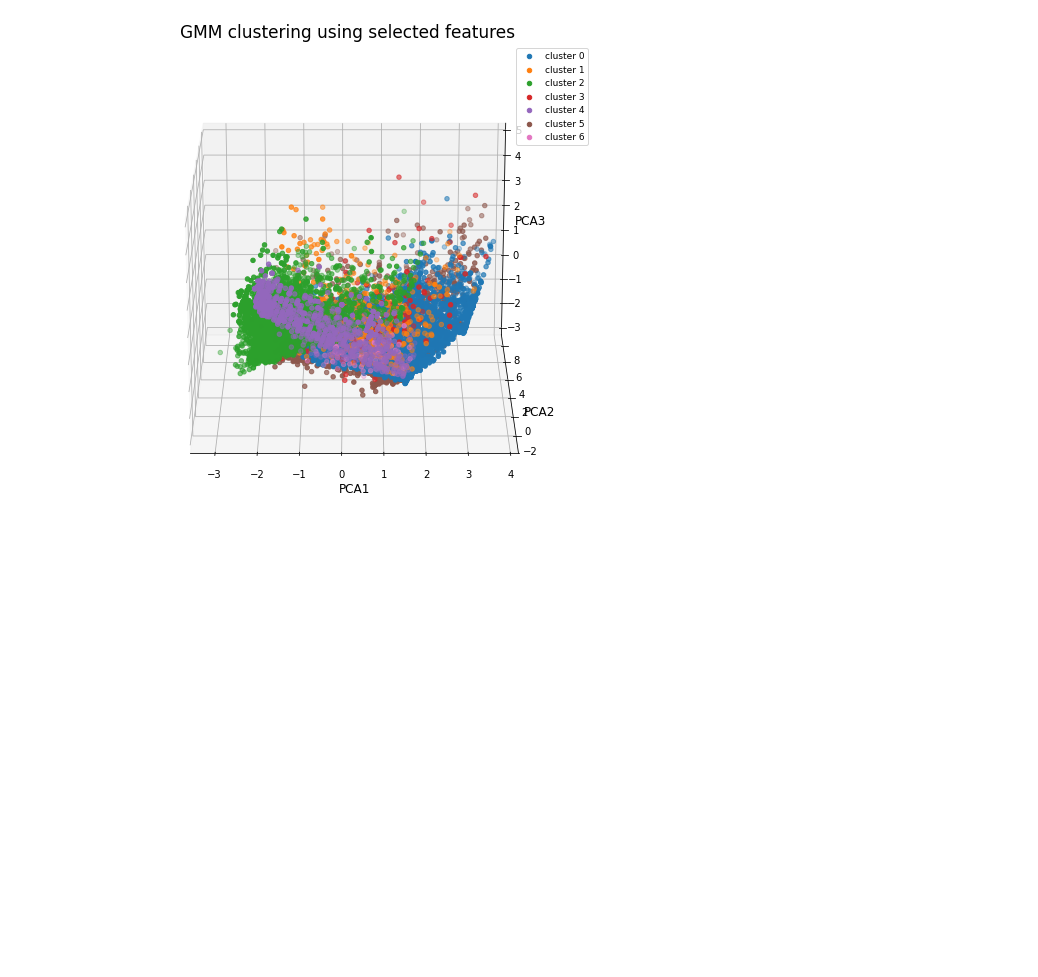
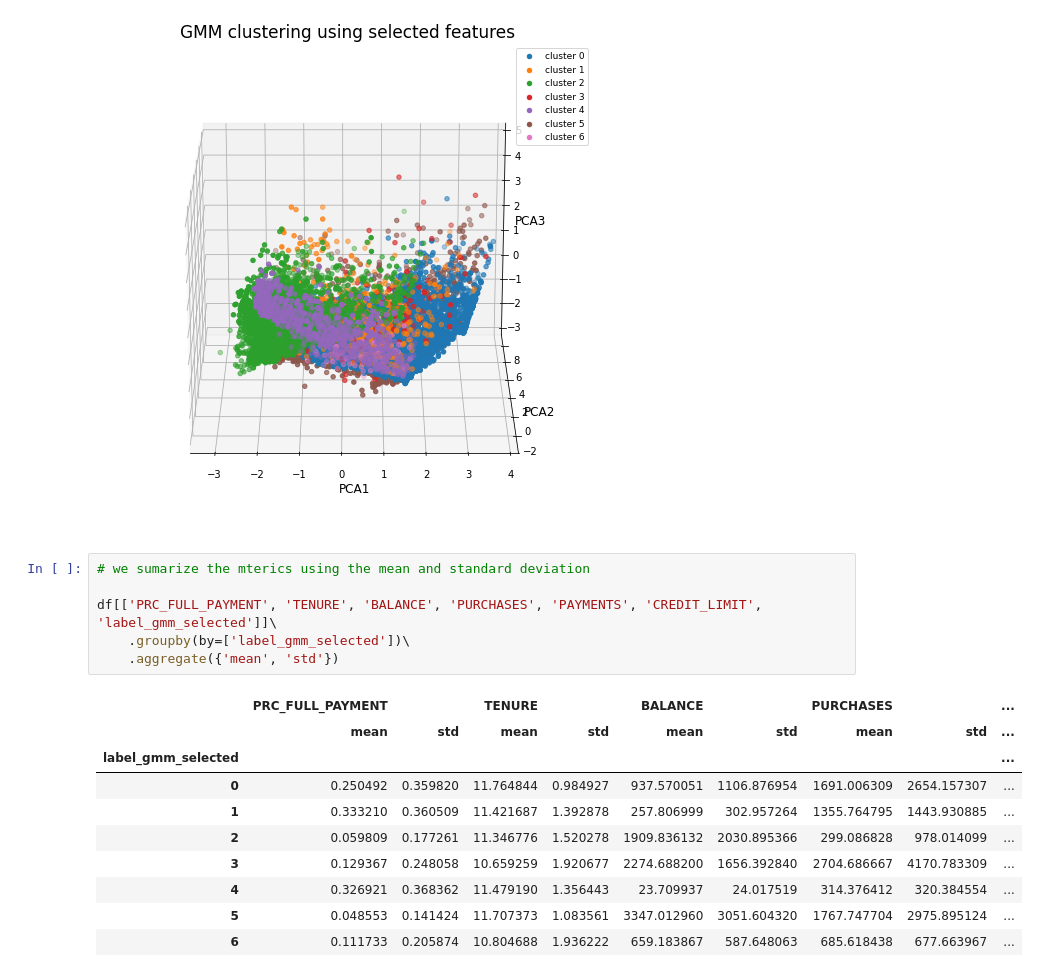
Before and after one commit to cristhianroman667/csce633_hw04, a Jupyter notebook: roman_cristhian_hw4_csce633.ipynb, the cells around one changed output. Saved outputs shown, nothing was run; the diff lists cells and outputs as text; blank space fills up the shorter version.

```diff
--- a/roman_cristhian_hw4_csce633.ipynb
+++ b/roman_cristhian_hw4_csce633.ipynb
@@ -1050,3 +1070,20 @@ draw_instances_cluster(pca_x, gm.predict(X), k_selected_optimal,
                        type_redu='PCA', elevation=20, azimuth=-90)
 # %% [output]
 [figure]
+# %%
+# we sumarize the mterics using the mean and standard deviation
+
+df[['PRC_FULL_PAYMENT', 'TENURE', 'BALANCE', 'PURCHASES', 'PAYMENTS', 'CREDIT_LIMIT', 'label_gmm_selected']]\
+    .groupby(by=['label_gmm_selected'])\
+    .aggregate({'mean', 'std'})
+# %% [output]
+|  | PRC_FULL_PAYMENT |  | TENURE |  | BALANCE |  | PURCHASES |  | ... |
+|  | mean | std | mean | std | mean | std | mean | std | ... |
+| label_gmm_selected |  |  |  |  |  |  |  |  | ... |
+| 0 | 0.250492 | 0.359820 | 11.764844 | 0.984927 | 937.570051 | 1106.876954 | 1691.006309 | 2654.157307 | ... |
+| 1 | 0.333210 | 0.360509 | 11.421687 | 1.392878 | 257.806999 | 302.957264 | 1355.764795 | 1443.930885 | ... |
+| 2 | 0.059809 | 0.177261 | 11.346776 | 1.520278 | 1909.836132 | 2030.895366 | 299.086828 | 978.014099 | ... |
+| 3 | 0.129367 | 0.248058 | 10.659259 | 1.920677 | 2274.688200 | 1656.392840 | 2704.686667 | 4170.783309 | ... |
+| 4 | 0.326921 | 0.368362 | 11.479190 | 1.356443 | 23.709937 | 24.017519 | 314.376412 | 320.384554 | ... |
+| 5 | 0.048553 | 0.141424 | 11.707373 | 1.083561 | 3347.012960 | 3051.604320 | 1767.747704 | 2975.895124 | ... |
+| 6 | 0.111733 | 0.205874 | 10.804688 | 1.936222 | 659.183867 | 587.648063 | 685.618438 | 677.663967 | ... |
```
Also changed, not shown: parts of 11 cells of this notebook.
